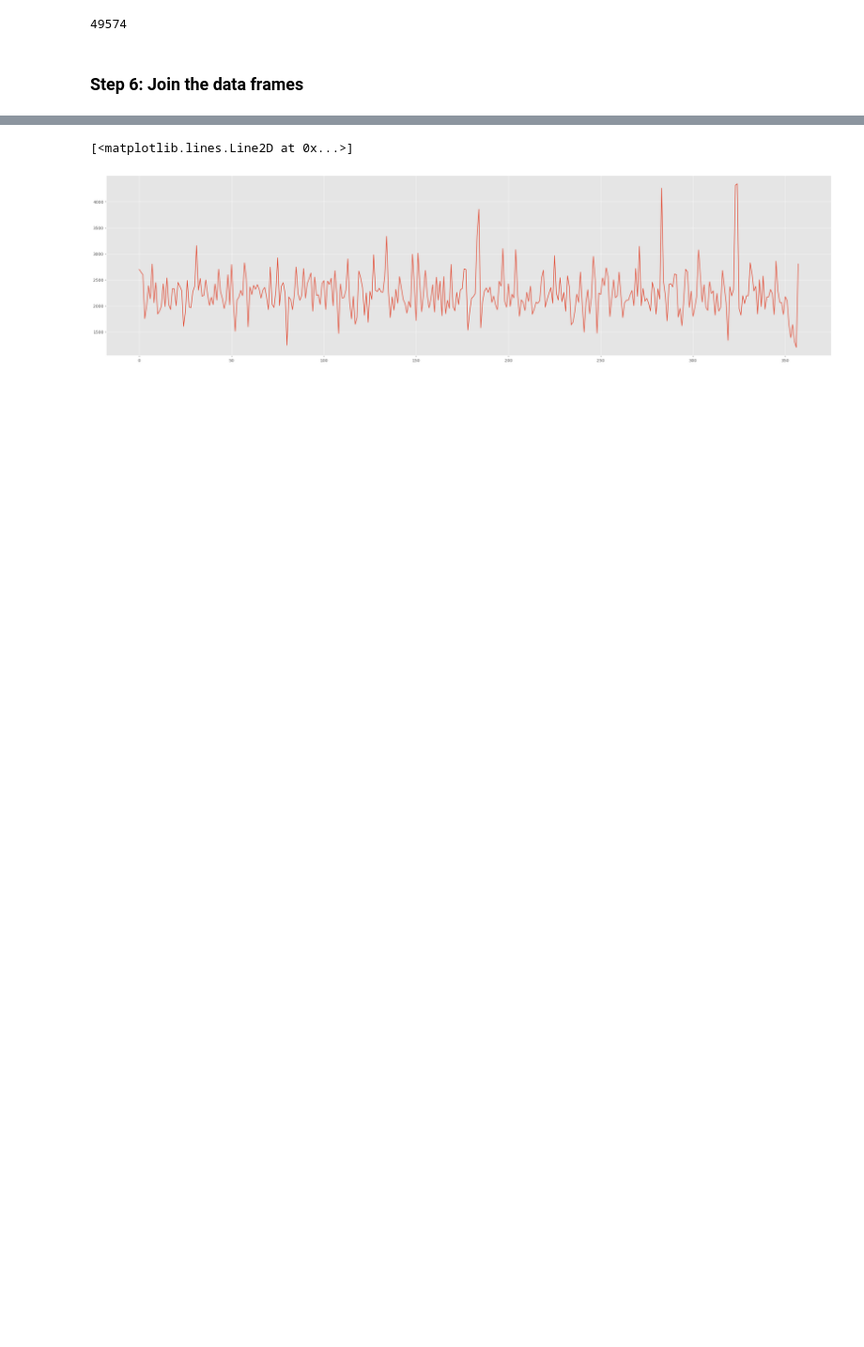
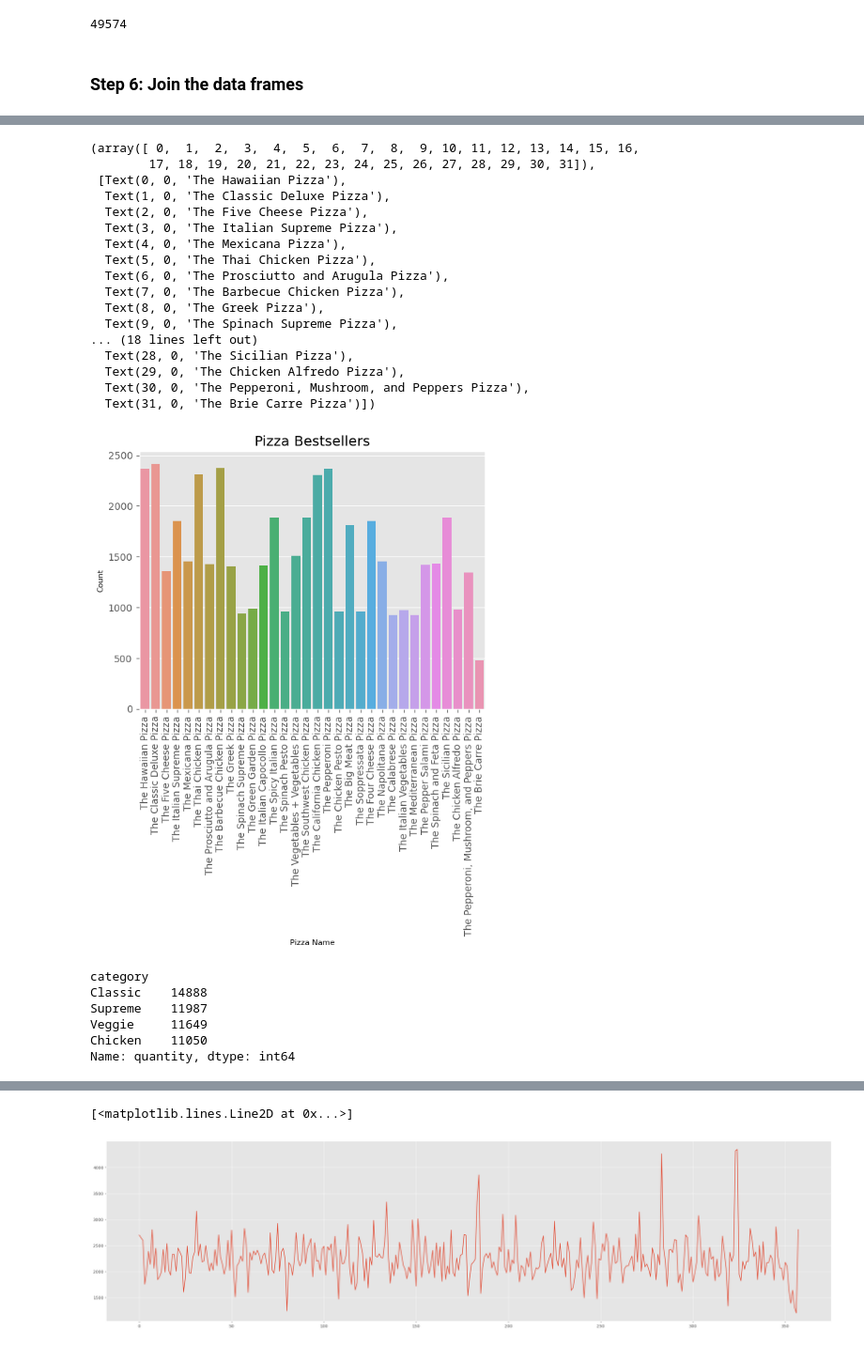
Before and after one commit to lois2inn/Pizza_Place_Sales, a Jupyter notebook: Notebooks/pizza_sales_analysis.ipynb, the cells around one changed output, grey strips where cells are left out. Shown at 94% size. Cells and saved outputs as stored; diff of their text form; code cells hidden in the pictures; blank space fills up the shorter version.

Commit message:
Added data exploration code

```diff
--- a/Notebooks/pizza_sales_analysis.ipynb
+++ b/Notebooks/pizza_sales_analysis.ipynb
@@ -474,0 +663,36 @@ sales_order_df.head(10)
+# %%
+sns.countplot(data=sales_order_df,x="name")
+plt.xlabel("Pizza Name",fontsize=8,color="black")
+plt.ylabel("Count",fontsize=8,color="black")
+plt.title("Pizza Bestsellers")
+plt.xticks(rotation=90)
+# %% [output]
+(array([ 0,  1,  2,  3,  4,  5,  6,  7,  8,  9, 10, 11, 12, 13, 14, 15, 16,
+        17, 18, 19, 20, 21, 22, 23, 24, 25, 26, 27, 28, 29, 30, 31]),
+ [Text(0, 0, 'The Hawaiian Pizza'),
+  Text(1, 0, 'The Classic Deluxe Pizza'),
+  Text(2, 0, 'The Five Cheese Pizza'),
+  Text(3, 0, 'The Italian Supreme Pizza'),
+  Text(4, 0, 'The Mexicana Pizza'),
+  Text(5, 0, 'The Thai Chicken Pizza'),
+  Text(6, 0, 'The Prosciutto and Arugula Pizza'),
+  Text(7, 0, 'The Barbecue Chicken Pizza'),
+  Text(8, 0, 'The Greek Pizza'),
+  Text(9, 0, 'The Spinach Supreme Pizza'),
+... (18 lines left out)
+  Text(28, 0, 'The Sicilian Pizza'),
+  Text(29, 0, 'The Chicken Alfredo Pizza'),
+  Text(30, 0, 'The Pepperoni, Mushroom, and Peppers Pizza'),
+  Text(31, 0, 'The Brie Carre Pizza')])
+[figure, added]
+# %%
+# Best sold pizza category
+category_bestsellers_df = sales_order_df.groupby('category')['quantity'].sum().sort_values(ascending=False)
+print(category_bestsellers_df)
+# %% [output]
+category
+Classic    14888
+Supreme    11987
+Veggie     11649
+Chicken    11050
+Name: quantity, dtype: int64
```
Also changed, not shown: parts of 32 cells of this notebook, 1 other file.
